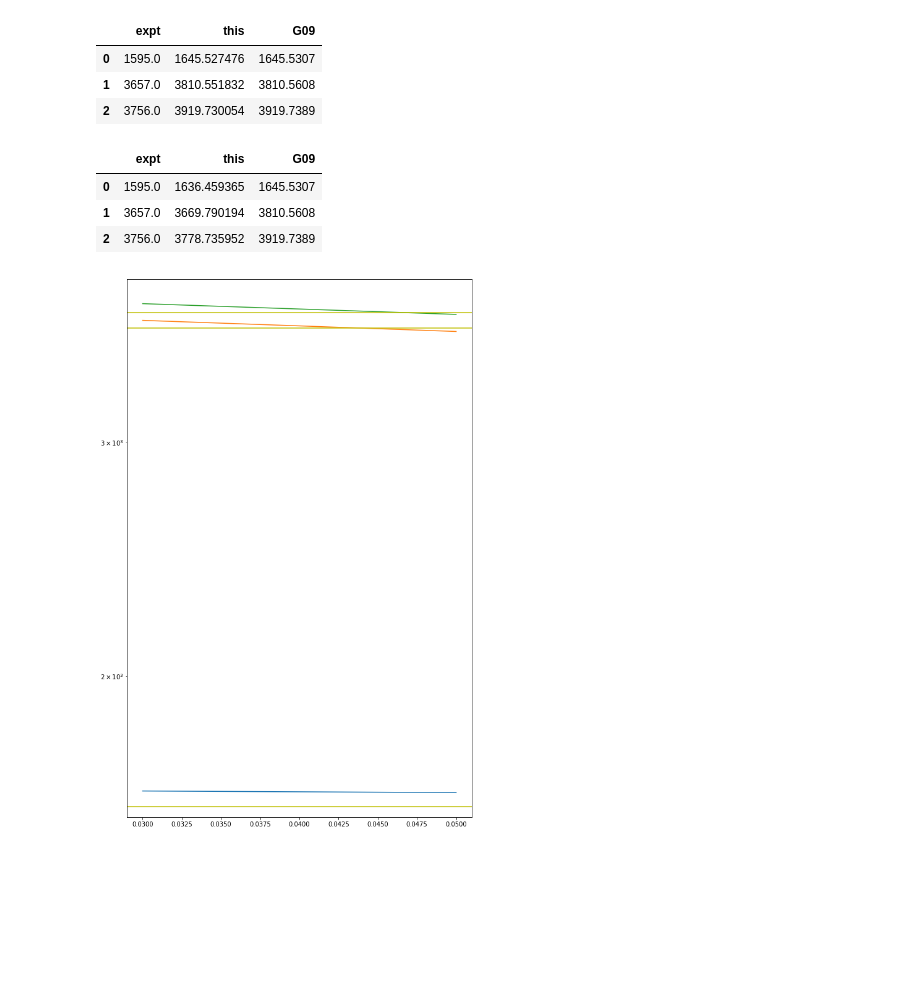
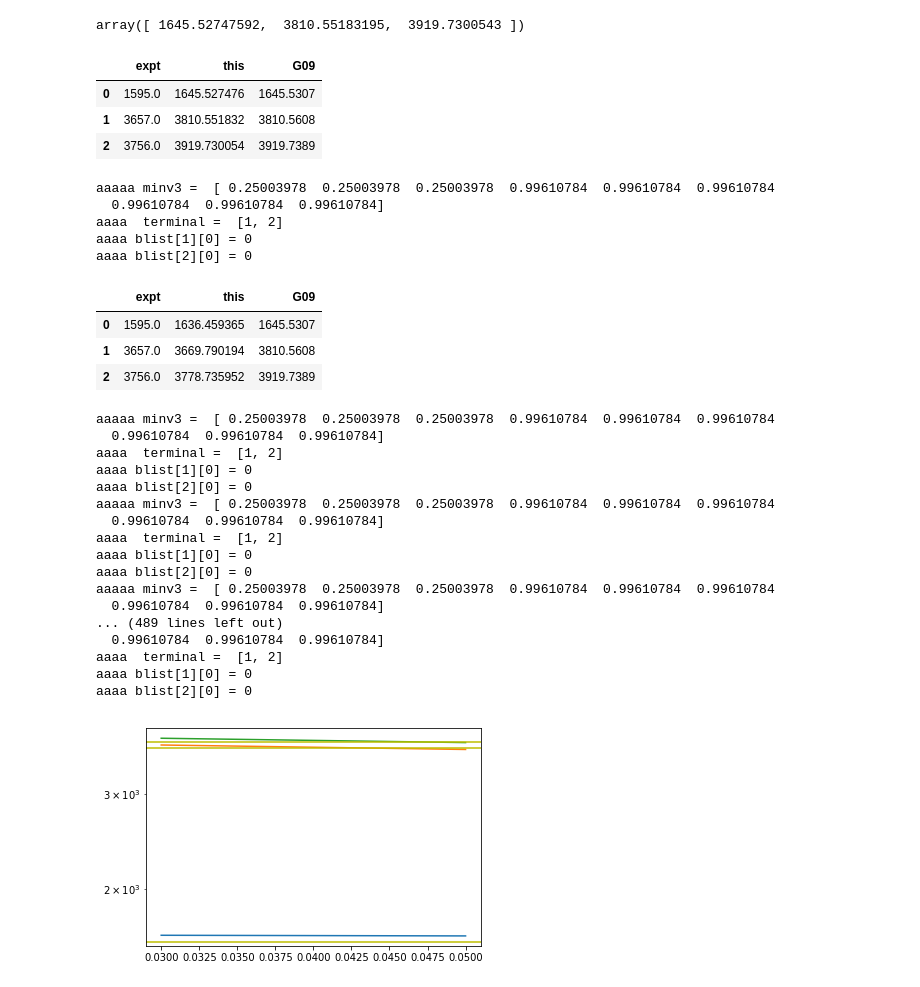
Before and after one commit to kkinist/bin3dev, a Jupyter notebook: hessian_freqs.ipynb, the cells around one changed output. Drawn from its saved outputs; the diff is of its cells as text; code cells hidden in the pictures; blank space fills up the shorter version.

Commit message:
hessian_freqs still no good

```diff
--- a/hessian_freqs.ipynb
+++ b/hessian_freqs.ipynb
@@ -73,5 +99,6 @@ fgau = 'h2o_freq.out'
 # %%
 # get the frequencies as computed by Gaussian
+fgau = '{:s}_freq.out'.format(molec)
 regx = re.compile('Frequ')
 gaufreqs = []
 with open(fgau) as f:
@@ -80,9 +107,6 @@ with open(fgau) as f:
             fields = line.split()
             gaufreqs.extend(fields[2:])
 gaufreqs = np.array(gaufreqs, dtype=float)
-# %%
-# experimental fundamentals for water, from CCCBDB
-expt = np.array([1595., 3657., 3756.])
 # %%
 # get the initial geometry
 Geom = read_qm_Geometry('gaussian09', fgau)[0]
@@ -103 +135,10 @@ nfreq = len(mass3) - 6
+# %%
+if linear:
+    nfreq = len(mass3) - 5
+else:
+    nfreq = len(mass3) - 6
+# %%
+freqs[-nfreq:]
+# %% [output]
+array([ 1645.52747592,  3810.55183195,  3919.7300543 ])
 # %%
@@ -111,27 +152,51 @@ results
 | 2 | 3756.0 | 3919.730054 | 3919.7389 |
 # %%
 freqs, vecs = termin_mass_scale(Geom, arch['hessian'], minv3, A=0.040)
-results = pd.DataFrame(np.array([expt, freqs[-nfreq:], gaufreqs]).T,
+results = pd.DataFrame(np.array([expt[molec], freqs[-nfreq:], gaufreqs]).T,
         columns = ['expt', 'this', 'G09'])
 results
 # %% [output]
+aaaaa minv3 =  [ 0.25003978  0.25003978  0.25003978  0.99610784  0.99610784  0.99610784
+  0.99610784  0.99610784  0.99610784]
+aaaa  terminal =  [1, 2]
+aaaa blist[1][0] = 0
+aaaa blist[2][0] = 0
 |  | expt | this | G09 |
 | 0 | 1595.0 | 1636.459365 | 1645.5307 |
 | 1 | 3657.0 | 3669.790194 | 3810.5608 |
 | 2 | 3756.0 | 3778.735952 | 3919.7389 |
 # %%
 # generate A-dependence for plotting
-Avals = np.arange(0.03, 0.05, 0.001)
+Avals = np.arange(0.03, 0.05, 0.0002)
 freqs = []
 for A in Avals:
     f, v = termin_mass_scale(Geom, arch['hessian'], minv3, A=A)
     freqs.append(f[-nfreq:])
 freqs = np.array(freqs)
+# %% [output]
+aaaaa minv3 =  [ 0.25003978  0.25003978  0.25003978  0.99610784  0.99610784  0.99610784
+  0.99610784  0.99610784  0.99610784]
+aaaa  terminal =  [1, 2]
+aaaa blist[1][0] = 0
+aaaa blist[2][0] = 0
+aaaaa minv3 =  [ 0.25003978  0.25003978  0.25003978  0.99610784  0.99610784  0.99610784
+  0.99610784  0.99610784  0.99610784]
+aaaa  terminal =  [1, 2]
+aaaa blist[1][0] = 0
+aaaa blist[2][0] = 0
+aaaaa minv3 =  [ 0.25003978  0.25003978  0.25003978  0.99610784  0.99610784  0.99610784
+  0.99610784  0.99610784  0.99610784]
+... (489 lines left out)
+  0.99610784  0.99610784  0.99610784]
+aaaa  terminal =  [1, 2]
+aaaa blist[1][0] = 0
+aaaa blist[2][0] = 0
 # %%
 plt.semilogy(Avals, freqs)
-for xfreq in expt:
+for xfreq in expt[molec]:
     plt.axhline(y=xfreq, color='y', linestyle='-')
-plt.rcParams["figure.figsize"] = [10, 16]
+#plt.rcParams["figure.figsize"] = [10, 16]
+plt.savefig('hessian_freqs.png')
 plt.show()
 # %% [output]
-[figure, old version]
+[figure, new version]
```
Also changed, not shown: parts of 10 cells of this notebook.
